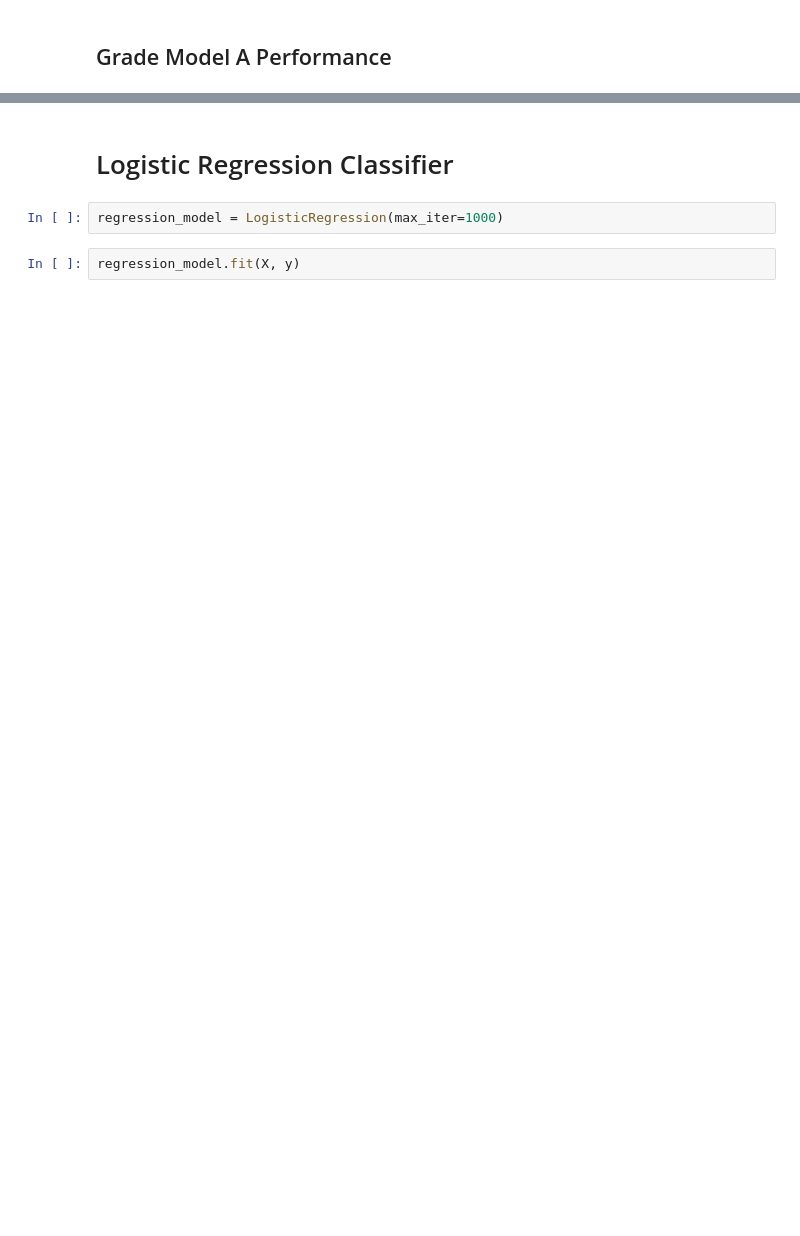
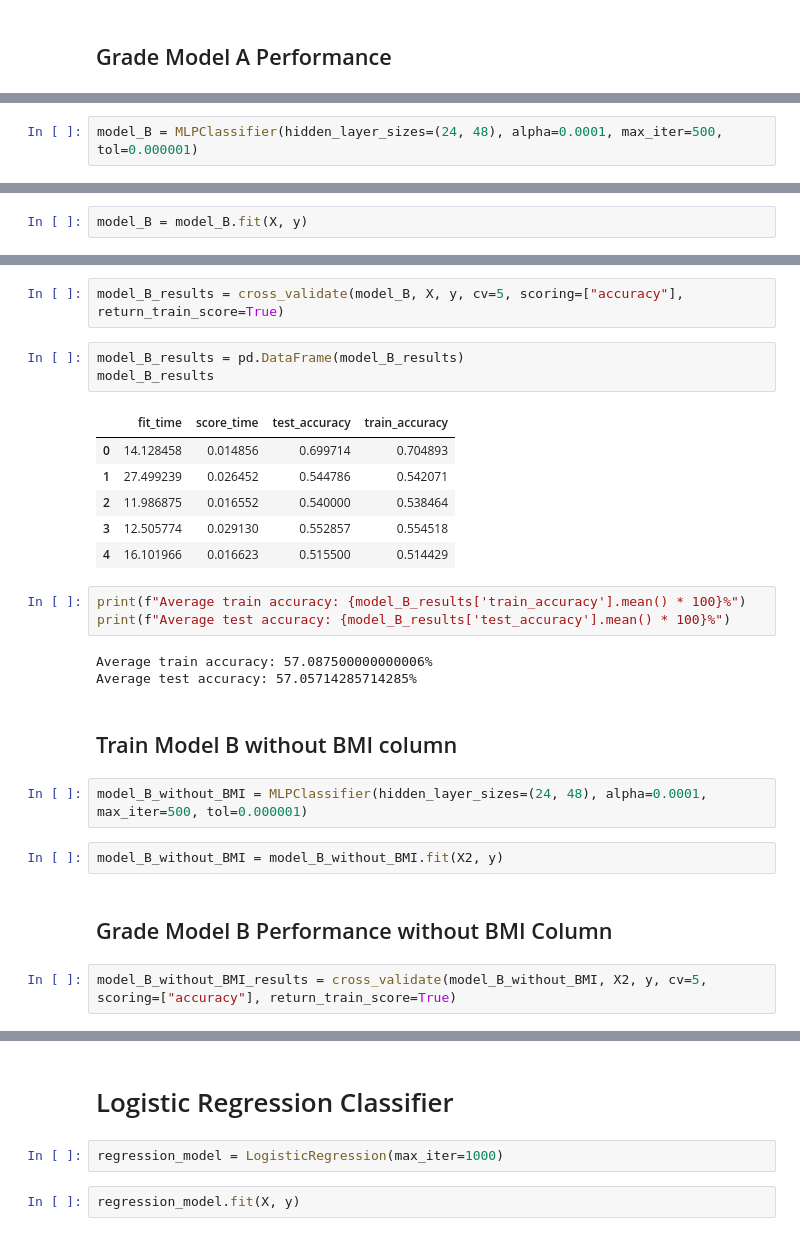
Before and after one commit to CSjianbel/Cardiovascular-State-Classifier, a Jupyter notebook: src/cardio.ipynb, the cells around one changed output, grey strips where cells are left out. Cells and saved outputs as stored; diff of their text form; blank space fills up the shorter version.

```diff
--- a/src/cardio.ipynb
+++ b/src/cardio.ipynb
@@ -142,0 +160,2 @@ print(f"Average test accuracy: {cv_results['test_accuracy'].mean() * 100}%")
+# %%
+model_B = MLPClassifier(hidden_layer_sizes=(24, 48), alpha=0.0001, max_iter=500, tol=0.000001)
@@ -142,0 +164,2 @@ print(f"Average test accuracy: {cv_results['test_accuracy'].mean() * 100}%")
+# %%
+model_B = model_B.fit(X, y)
@@ -142,0 +168,28 @@ print(f"Average test accuracy: {cv_results['test_accuracy'].mean() * 100}%")
+# %%
+model_B_results = cross_validate(model_B, X, y, cv=5, scoring=["accuracy"], return_train_score=True)
+# %%
+model_B_results = pd.DataFrame(model_B_results)
+model_B_results
+# %% [output]
+|  | fit_time | score_time | test_accuracy | train_accuracy |
+| 0 | 14.128458 | 0.014856 | 0.699714 | 0.704893 |
+| 1 | 27.499239 | 0.026452 | 0.544786 | 0.542071 |
+| 2 | 11.986875 | 0.016552 | 0.540000 | 0.538464 |
+| 3 | 12.505774 | 0.029130 | 0.552857 | 0.554518 |
+| 4 | 16.101966 | 0.016623 | 0.515500 | 0.514429 |
+# %%
+print(f"Average train accuracy: {model_B_results['train_accuracy'].mean() * 100}%")
+print(f"Average test accuracy: {model_B_results['test_accuracy'].mean() * 100}%")
+# %% [output]
+Average train accuracy: 57.087500000000006%
+Average test accuracy: 57.05714285714285%
+# %% [markdown]
+## Train Model B without BMI column
+# %%
+model_B_without_BMI = MLPClassifier(hidden_layer_sizes=(24, 48), alpha=0.0001, max_iter=500, tol=0.000001)
+# %%
+model_B_without_BMI = model_B_without_BMI.fit(X2, y)
+# %% [markdown]
+## Grade Model B Performance without BMI Column
+# %%
+model_B_without_BMI_results = cross_validate(model_B_without_BMI, X2, y, cv=5, scoring=["accuracy"], return_train_score=True)
```
Also changed, not shown: parts of 35 cells of this notebook.
